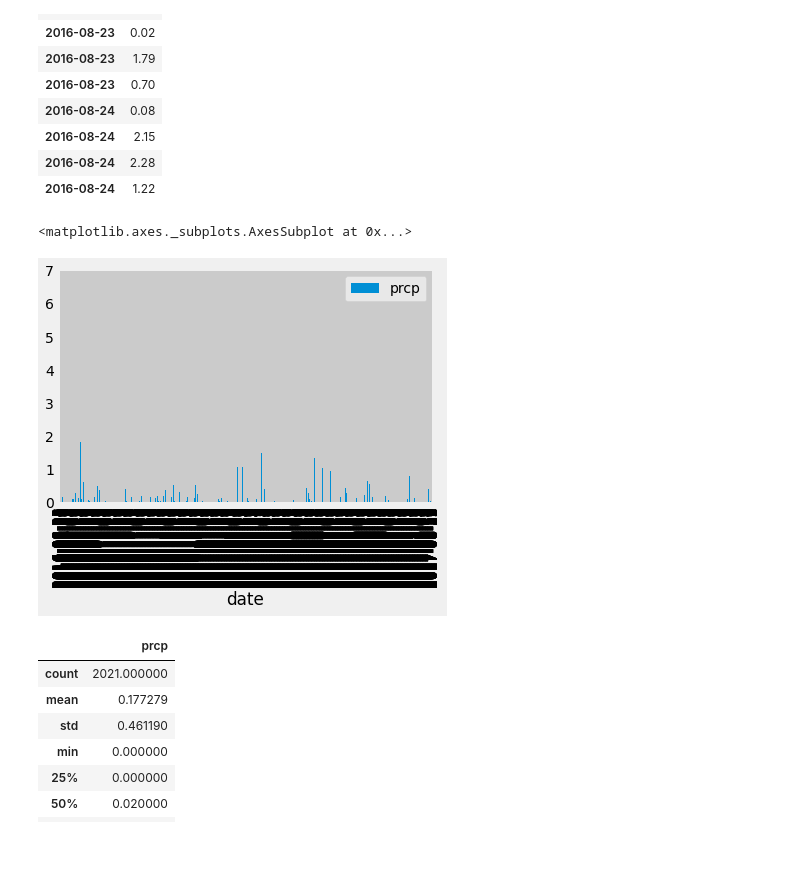
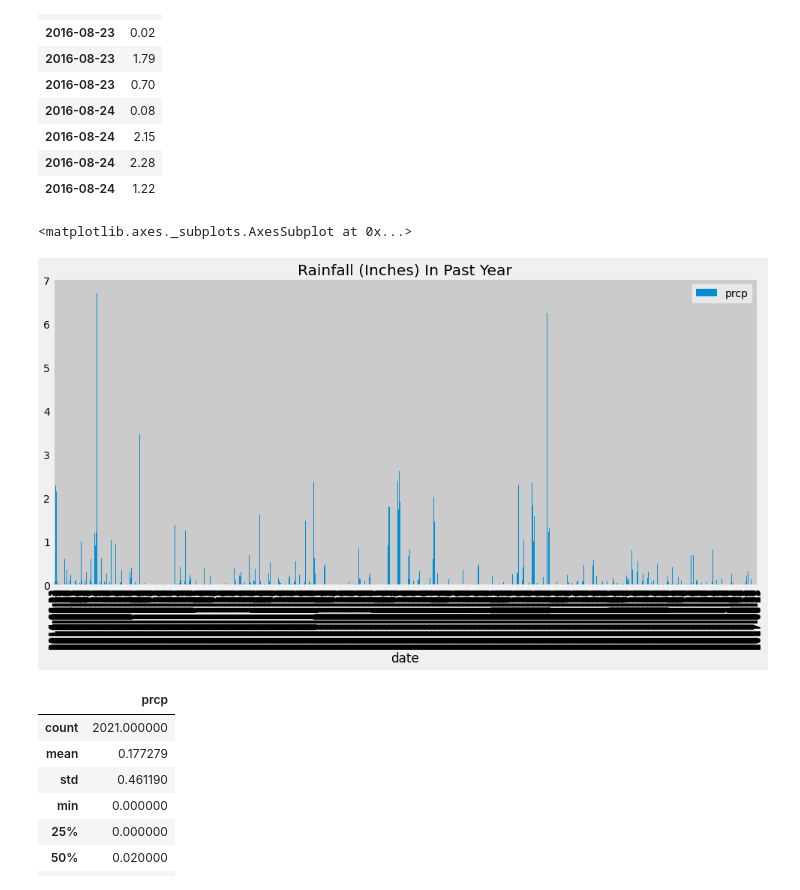
Before and after one commit to MLozano88/sqlalchemy-challenge, a Jupyter notebook: climate_starter.ipynb, the cells around one changed output. Saved outputs shown, nothing was run; the diff lists cells and outputs as text; code cells hidden in the pictures; blank space fills up the shorter version.

```diff
--- a/climate_starter.ipynb
+++ b/climate_starter.ipynb
@@ -78,9 +78,9 @@ past_year = session.query(Measurement.date, Measurement.prcp).filter(Measurement
 # %%
 # Save the query results as a Pandas DataFrame and set the index to the date column
 past_year_df = pd.DataFrame(past_year)
-past_year_df = past_year_df.set_index("date")
+past_year_df.set_index("date", inplace = True)
 past_year_df = past_year_df.dropna()
-
+past_year_df
 past_year_df.head(10)
 # Sort the dataframe by date
 #"This was done during my query search. The dataframe is sorted in ascending order from 2016-08-23."
@@ -99,10 +99,10 @@ past_year_df.head(10)
 | 2016-08-24 | 1.22 |
 # %%
 # Use Pandas Plotting with Matplotlib to plot the data
-past_year_df.plot(kind='bar',title="Rainfall (Inches) In Past Year", grid=True,legend=True)
+past_year_df.plot(kind='bar',title="Rainfall (Inches) In Past Year", figsize = (16,8), grid=True, legend=True)
 # %% [output]
 <matplotlib.axes._subplots.AxesSubplot at 0x...>
-[figure, old version]
+[figure, new version]
 # %%
 # Use Pandas to calcualte the summary statistics for the precipitation data
 past_year_df.describe()
```
Also changed, not shown: parts of 2 cells of this notebook, 1 other file.
